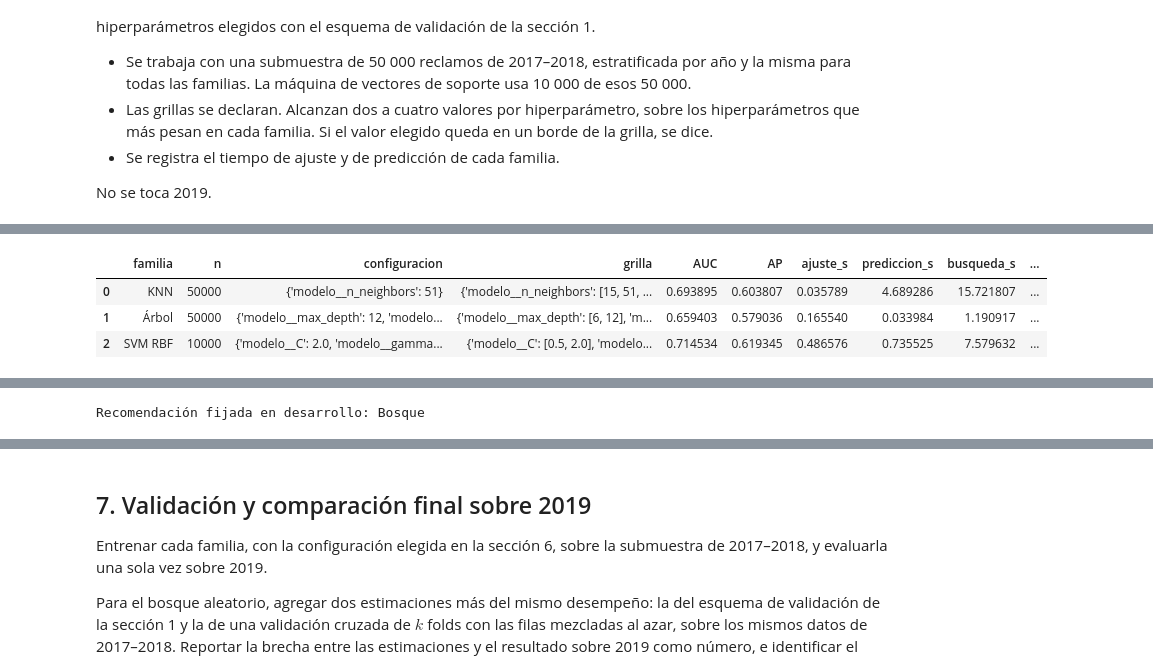
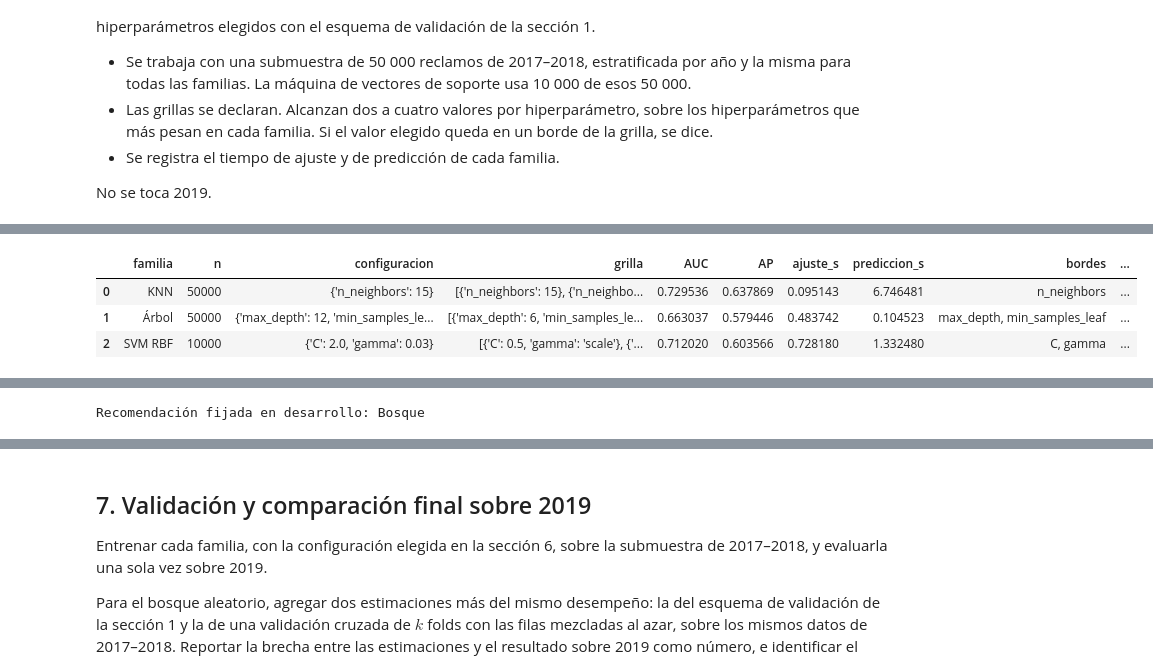
Before and after one commit to marcosdevin04-bit/Proyecto-ML-Reclamos-IM, a Jupyter notebook: entrega_reclamos_im.ipynb, the cells around one changed output, grey strips where cells are left out. Drawn from its saved outputs; the diff is of its cells as text; code cells hidden in the pictures.

Commit message:
Simplifica el notebook según los laboratorios y actualiza resultados

```diff
--- a/entrega_reclamos_im.ipynb
+++ b/entrega_reclamos_im.ipynb
@@ -521,32 +615,68 @@ Ajustar sobre la misma preparación k vecinos más cercanos, un árbol de decisi
 
 No se toca 2019.
 # %%
-FAMILIAS={
- 'KNN':(KNeighborsClassifier(n_jobs=2),{'modelo__n_neighbors':[15,51,151]}),
- 'Árbol':(DecisionTreeClassifier(random_state=SEMILLA),{'modelo__max_depth':[6,12],'modelo__min_samples_leaf':[20,60]}),
- 'SVM RBF':(SVC(kernel='rbf',cache_size=800),{'modelo__C':[.5,2.],'modelo__gamma':['scale',.03]}),
- 'Bosque':(RandomForestClassifier(n_estimators=120,max_features='sqrt',n_jobs=2,random_state=SEMILLA),
-    {'modelo__max_depth':[10,None],'modelo__min_samples_leaf':[5,20]}),
- 'Boosting':(GradientBoostingClassifier(random_state=SEMILLA,learning_rate=.1,subsample=.8),
-    {'modelo__n_estimators':[60,100],'modelo__max_depth':[2,3]}),
- 'Red neuronal':(MLPClassifier(max_iter=120,early_stopping=True,n_iter_no_change=10,random_state=SEMILLA),
-    {'modelo__hidden_layer_sizes':[(32,),(64,)],'modelo__alpha':[.001,.1]})}
-ELEGIDOS={};VALIDACION=[]
-for nombre,(modelo,grilla) in FAMILIAS.items():
-    xx,yy,cv=(Xs,ys,CVS) if nombre=='SVM RBF' else (X,y,CV)
-    print('Buscando',nombre,'n=',len(xx),flush=True);t=time.perf_counter()
-    bus=GridSearchCV(flujo(clone(modelo)),grilla,scoring={'AUC':'roc_auc','AP':'average_precision'},refit='AP',cv=cv,n_jobs=1,error_score='raise').fit(xx,yy)
-    tiempo_busqueda=time.perf_counter()-t;ELEGIDOS[nombre]=clone(bus.best_estimator_)
-    a,b=cv[0];p,tf,tp=reloj_fit_predict(clone(bus.best_estimator_),xx.iloc[a],yy[a],xx.iloc[b])
-    bordes=[k+'='+str(bus.best_params_[k]) for k,v in grilla.items() if bus.best_params_[k] in (v[0],v[-1])]
-    fila={'familia':nombre,'n':len(xx),'configuracion':str(bus.best_params_),'grilla':str(grilla),**metricas(yy[b],p),
-          'ajuste_s':tf,'prediccion_s':tp,'busqueda_s':tiempo_busqueda,'bordes':'; '.join(bordes)}
-    VALIDACION.append(fila);print(fila,flush=True);guardar('familias_validacion',pd.DataFrame(VALIDACION))
-RES['familias_validacion']=VALIDACION
-# Regla fijada ANTES de abrir 2019: entre candidatos a 0,01 AP del máximo,
-# preferir menor tiempo de ajuste+predicción; explicar capacidad interpretativa.
-max_ap=max(f['AP'] for f in VALIDACION)
-candidatos=[f for f in VALIDACION if f['AP']>=max_ap-.01]
-RECOMENDADO=min(candidatos,key=lambda f:f['ajuste_s']+f['prediccion_s'])['familia']
-print('Recomendación fijada en desarrollo:',RECOMENDADO)
+# Grillas pequeñas y bucle explícito, como buscar_grilla del lab 17.
+modelos = {
+    'KNN': KNeighborsClassifier(n_jobs=2),
+    'Árbol': DecisionTreeClassifier(random_state=SEMILLA),
+    'SVM RBF': SVC(kernel='rbf', cache_size=800),
+    'Bosque': RandomForestClassifier(n_estimators=120, max_features='sqrt', n_jobs=2, random_state=SEMILLA),
+    'Boosting': AdaBoostClassifier(estimator=DecisionTreeClassifier(max_depth=1, random_state=SEMILLA), random_state=SEMILLA),
+    'Red neuronal': MLPClassifier(max_iter=120, early_stopping=True, n_iter_no_change=10, random_state=SEMILLA)
+}
+grillas = {
+    'KNN': [{'n_neighbors': k} for k in [15,51,151]],
+    'Árbol': [{'max_depth': profundidad, 'min_samples_leaf': minimo} for profundidad in [6,12] for minimo in [20,60]],
+    'SVM RBF': [{'C': c, 'gamma': gamma} for c in [.5,2.] for gamma in ['scale',.03]],
+    'Bosque': [{'max_depth': profundidad, 'min_samples_leaf': minimo} for profundidad in [10,None] for minimo in [5,20]],
+    'Boosting': [{'n_estimators': cantidad, 'learning_rate': tasa} for cantidad in [50,100] for tasa in [.5,1.]],
+    'Red neuronal': [{'hidden_layer_sizes': capa, 'alpha': alpha} for capa in [(32,),(64,)] for alpha in [.001,.1]]
+}
+ELEGIDOS = {}
+VALIDACION = []
+todas_configuraciones = []
+for nombre in modelos:
+    if nombre == 'SVM RBF':
+        xx, yy = Xs, ys
+        a, b = CVS[0]
+    else:
+        xx, yy = X, y
+        a, b = it, iv
+    print('Buscando', nombre, flush=True)
+    inicio = time.perf_counter()
+    mejor_ap = -1
+    for parametros in grillas[nombre]:
+        modelo = clone(modelos[nombre]).set_params(**parametros)
+        actual = flujo(modelo)
+        p, tiempo_fit, tiempo_pred = reloj_fit_predict(actual, xx.iloc[a], yy[a], xx.iloc[b])
+        resultado = metricas(yy[b], p)
+        todas_configuraciones.append({'familia': nombre, 'parametros': str(parametros), **resultado})
+        if resultado['AP'] > mejor_ap:
+            mejor_ap = resultado['AP']
+            ELEGIDOS[nombre] = clone(actual)
+            mejor_fila = {'familia': nombre, 'n': len(xx), 'configuracion': str(parametros),
+                'grilla': str(grillas[nombre]), **resultado, 'ajuste_s': tiempo_fit, 'prediccion_s': tiempo_pred}
+            mejores_parametros = parametros
+    bordes = []
+    for parametro in mejores_parametros:
+        valores = []
+        for configuracion in grillas[nombre]:
+            valor = configuracion[parametro]
+            if valor not in valores:
+                valores.append(valor)
+        if mejores_parametros[parametro] in [valores[0], valores[-1]]:
+            bordes.append(parametro)
+    mejor_fila['bordes'] = ', '.join(bordes)
+    mejor_fila['busqueda_s'] = time.perf_counter() - inicio
+    VALIDACION.append(mejor_fila)
+    print(mejor_fila, flush=True)
+    guardar('familias_validacion', pd.DataFrame(VALIDACION))
+guardar('grillas_familias', pd.DataFrame(todas_configuraciones))
+RES['familias_validacion'] = VALIDACION
+tabla_validacion = pd.DataFrame(VALIDACION)
+max_ap = tabla_validacion.AP.max()
+candidatos = tabla_validacion[tabla_validacion.AP >= max_ap-.01].copy()
+candidatos['tiempo_total'] = candidatos.ajuste_s + candidatos.prediccion_s
+RECOMENDADO = candidatos.sort_values('tiempo_total').iloc[0].familia
+print('Recomendación fijada en desarrollo:', RECOMENDADO)
 # %% [output]
@@ -564,4 +694,4 @@ Buscando SVM RBF n= 10000
-|  | familia | n | configuracion | grilla | AUC | AP | ajuste_s | prediccion_s | busqueda_s | ... |
-| 0 | KNN | 50000 | {'modelo__n_neighbors': 51} | {'modelo__n_neighbors': [15, 51, ... | 0.693895 | 0.603807 | 0.035789 | 4.689286 | 15.721807 | ... |
-| 1 | Árbol | 50000 | {'modelo__max_depth': 12, 'modelo... | {'modelo__max_depth': [6, 12], 'm... | 0.659403 | 0.579036 | 0.165540 | 0.033984 | 1.190917 | ... |
-| 2 | SVM RBF | 10000 | {'modelo__C': 2.0, 'modelo__gamma... | {'modelo__C': [0.5, 2.0], 'modelo... | 0.714534 | 0.619345 | 0.486576 | 0.735525 | 7.579632 | ... |
+|  | familia | n | configuracion | grilla | AUC | AP | ajuste_s | prediccion_s | bordes | ... |
+| 0 | KNN | 50000 | {'n_neighbors': 15} | [{'n_neighbors': 15}, {'n_neighbo... | 0.729536 | 0.637869 | 0.095143 | 6.746481 | n_neighbors | ... |
+| 1 | Árbol | 50000 | {'max_depth': 12, 'min_samples_le... | [{'max_depth': 6, 'min_samples_le... | 0.663037 | 0.579446 | 0.483742 | 0.104523 | max_depth, min_samples_leaf | ... |
+| 2 | SVM RBF | 10000 | {'C': 2.0, 'gamma': 0.03} | [{'C': 0.5, 'gamma': 'scale'}, {'... | 0.712020 | 0.603566 | 0.728180 | 1.332480 | C, gamma | ... |
```
Also changed, not shown: parts of 17 cells of this notebook, 17 other files.
